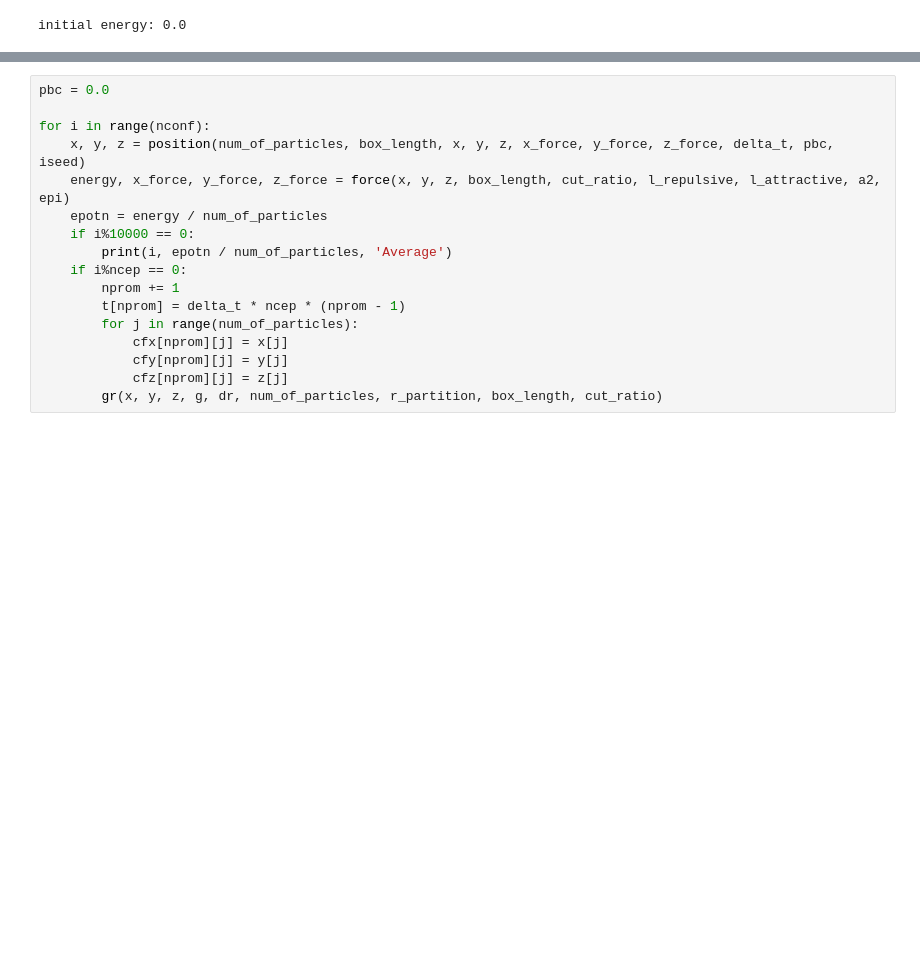
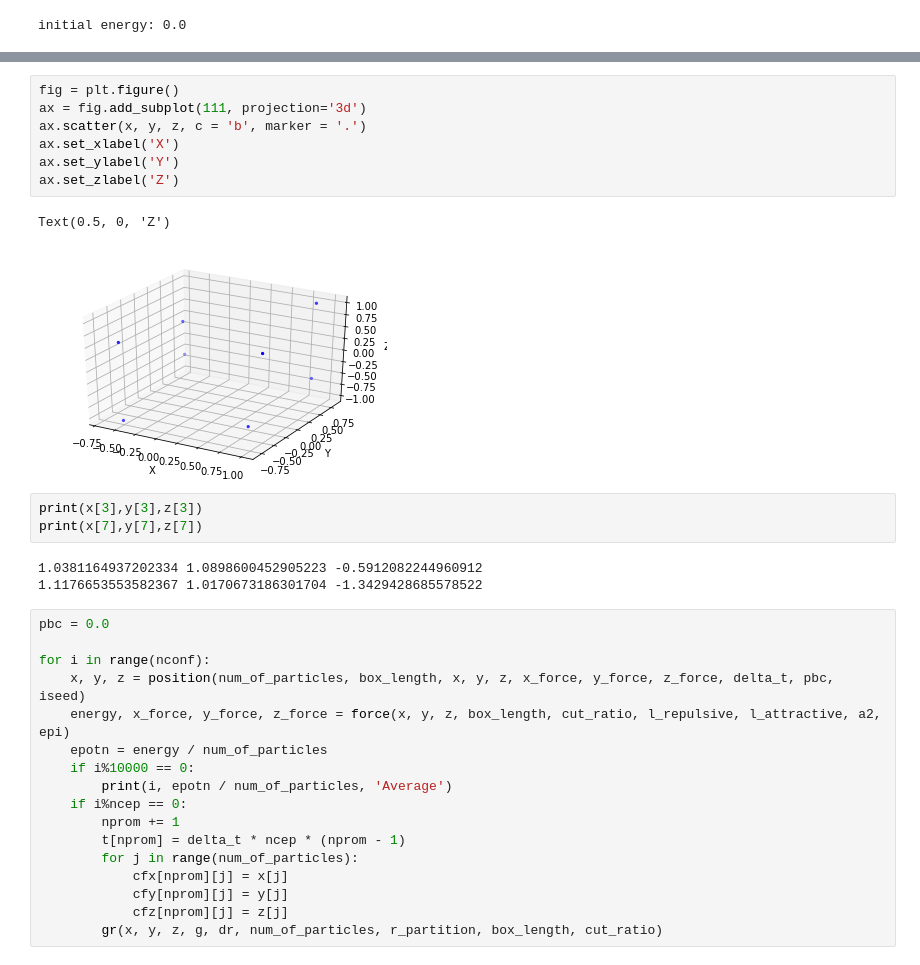
Before and after one commit to Pagutri/HardSphere, a Jupyter notebook: BrownianDynamics.ipynb, the cells around one changed output, grey strips where cells are left out. Saved outputs shown, nothing was run; the diff lists cells and outputs as text; blank space fills up the shorter version.

```diff
--- a/BrownianDynamics.ipynb
+++ b/BrownianDynamics.ipynb
@@ -186,3 +214,19 @@ KeyboardInterrupt:
+# %%
+fig = plt.figure()
+ax = fig.add_subplot(111, projection='3d')
+ax.scatter(x, y, z, c = 'b', marker = '.')
+ax.set_xlabel('X')
+ax.set_ylabel('Y')
+ax.set_zlabel('Z')
+# %% [output]
+Text(0.5, 0, 'Z')
+[figure, added]
+# %%
+print(x[3],y[3],z[3])
+print(x[7],y[7],z[7])
+# %% [output]
+1.0381164937202334 1.0898600452905223 -0.5912082244960912
+1.1176653553582367 1.0170673186301704 -1.3429428685578522
 # %%
 pbc = 0.0
 
```
Also changed, not shown: parts of 11 cells of this notebook.
